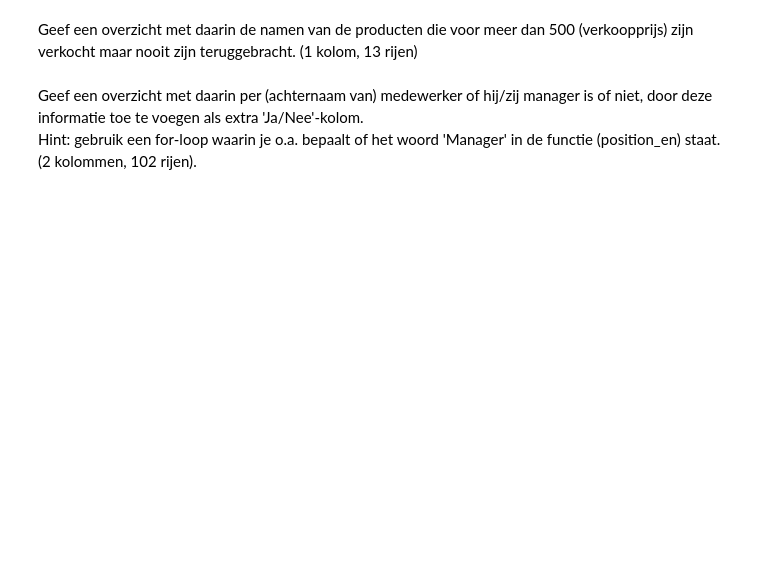
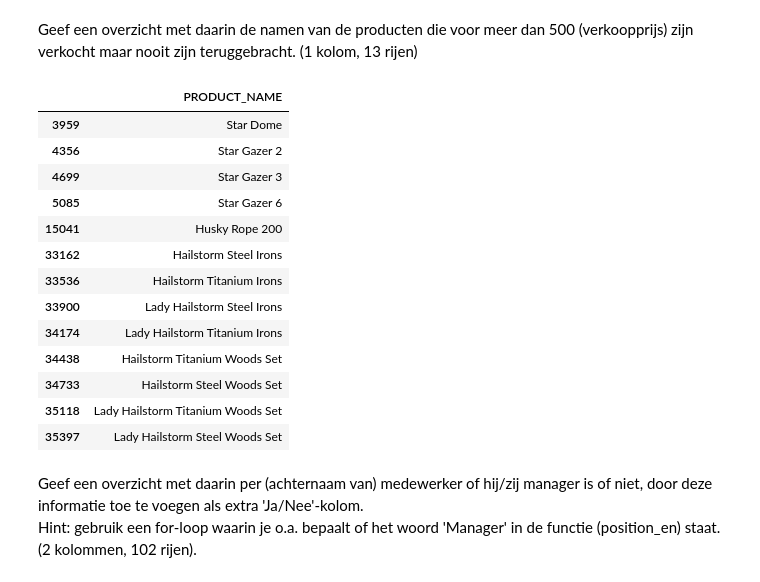
Before and after one commit to Leftings/DEDS_Portfolio, a Jupyter notebook: src/notebooks/DEDS_WC_1.2_en_1.3_Opdrachten.ipynb, the cells around one changed output. Cells and saved outputs as stored; diff of their text form; code cells hidden in the pictures; blank space fills up the shorter version.

```diff
--- a/src/2.1/DEDS_WC_1.2_en_1.3_Opdrachten.ipynb
+++ b/src/notebooks/DEDS_WC_1.2_en_1.3_Opdrachten.ipynb
@@ -573,5 +623,32 @@ Geef een overzicht met daarin het aantal producten waarvan de marge lager is dan
 # %% [markdown]
 Geef een overzicht met daarin de namen van de producten die voor meer dan 500 (verkoopprijs) zijn verkocht maar nooit zijn teruggebracht. (1 kolom, 13 rijen)
+# %%
+product = pd.read_sql("SELECT * FROM product", sqliteConnection)
+order_details = pd.read_sql("SELECT * FROM order_details", sqliteConnection)
+returned_item = pd.read_sql("SELECT * FROM returned_item", sqliteConnection)
+
+df_merge = pd.merge(product, order_details, on='PRODUCT_NUMBER')
+
+df_filter = df_merge[df_merge['UNIT_SALE_PRICE'] > 500]
+df_no_return = df_filter[~df_filter['ORDER_DETAIL_CODE'].isin(returned_item['ORDER_DETAIL_CODE'])]
+
+df_res = df_no_return[['PRODUCT_NAME']].drop_duplicates()
+df_res
+# %% [output]
+|  | PRODUCT_NAME |
+| 3959 | Star Dome |
+| 4356 | Star Gazer 2 |
+| 4699 | Star Gazer 3 |
+| 5085 | Star Gazer 6 |
+| 15041 | Husky Rope 200 |
+| 33162 | Hailstorm Steel Irons |
+| 33536 | Hailstorm Titanium Irons |
+| 33900 | Lady Hailstorm Steel Irons |
+| 34174 | Lady Hailstorm Titanium Irons |
+| 34438 | Hailstorm Titanium Woods Set |
+| 34733 | Hailstorm Steel Woods Set |
+| 35118 | Lady Hailstorm Titanium Woods Set |
+| 35397 | Lady Hailstorm Steel Woods Set |
 # %% [markdown]
 Geef een overzicht met daarin per (achternaam van) medewerker of hij/zij manager is of niet, door deze informatie toe te voegen als extra 'Ja/Nee'-kolom.<br>
 Hint: gebruik een for-loop waarin je o.a. bepaalt of het woord 'Manager' in de functie (position_en) staat. (2 kolommen, 102 rijen).
```
Also changed, not shown: parts of 8 cells of this notebook, 15 other files.
